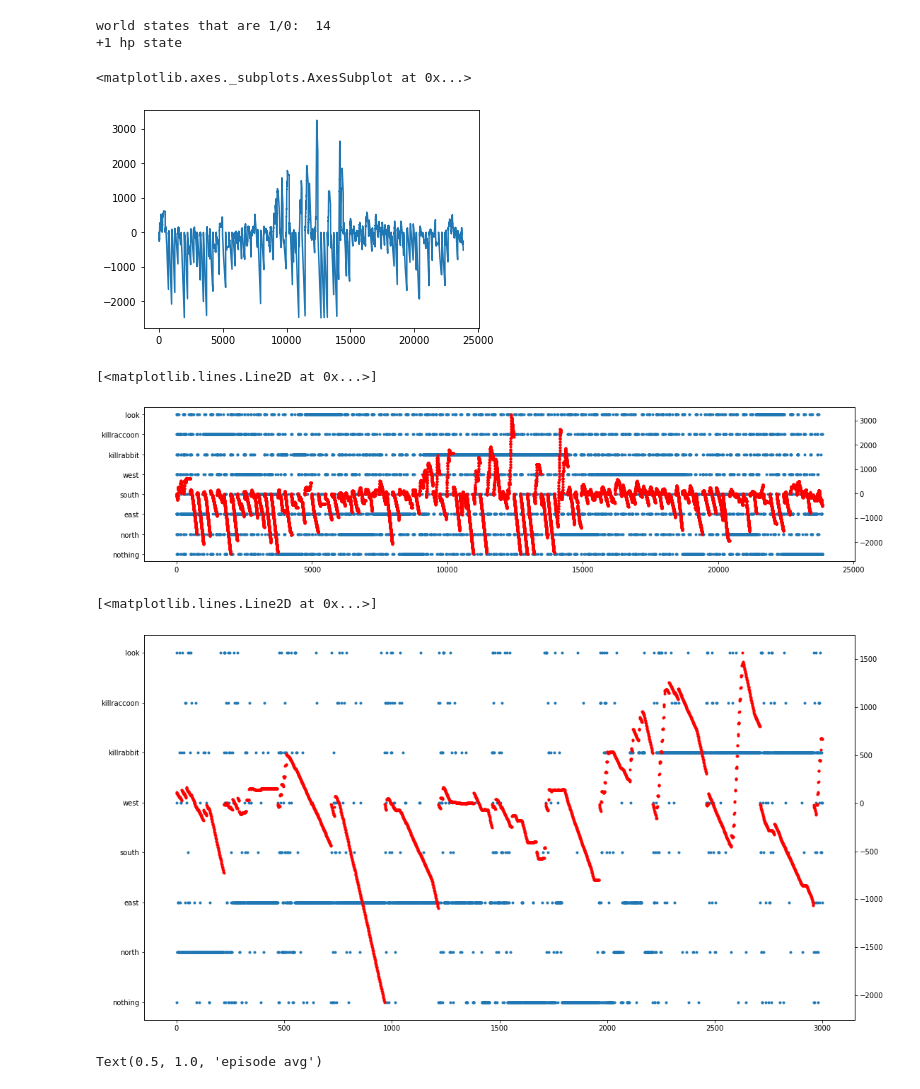
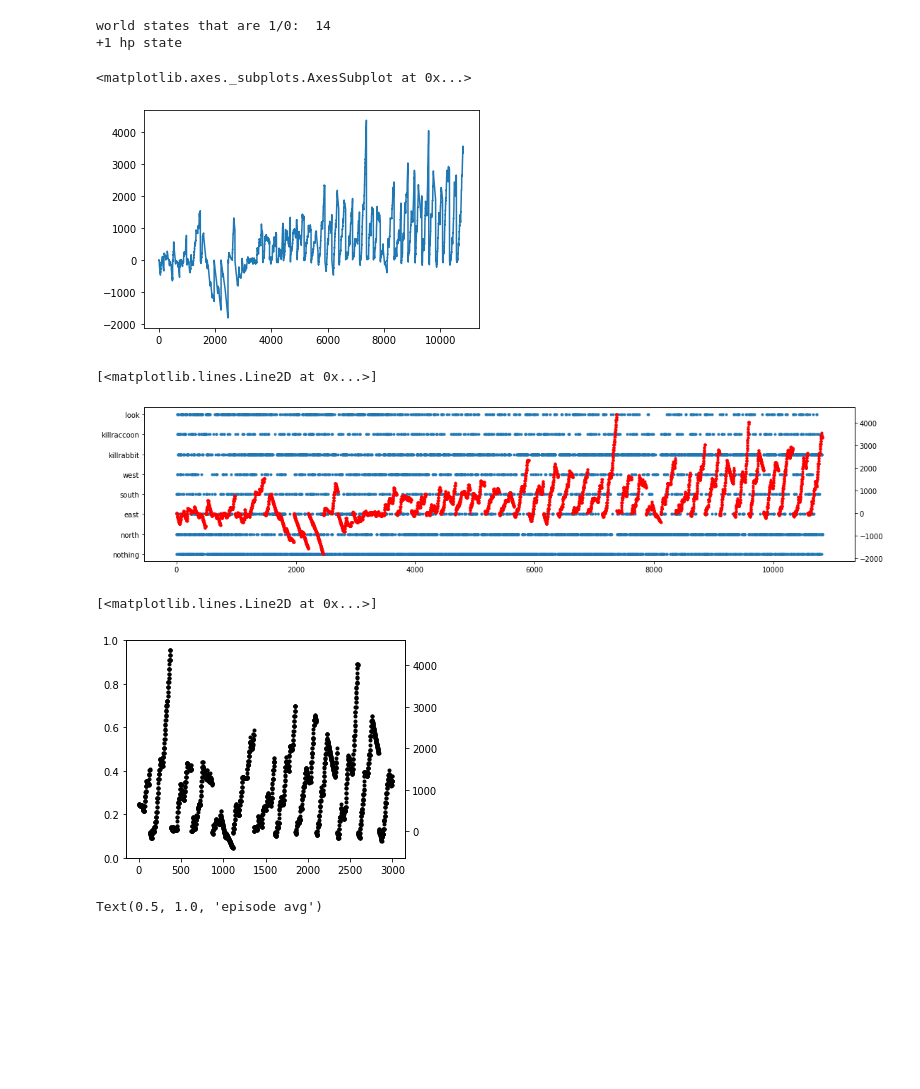
Before and after one commit to adrad/adrad.github.io, a Jupyter notebook: robot/action_memory_viewer.ipynb, the cells around one changed output. Cells and saved outputs as stored; diff of their text form; code cells hidden in the pictures; blank space fills up the shorter version.

```diff
--- a/robot/action_memory_viewer.ipynb
+++ b/robot/action_memory_viewer.ipynb
@@ -4,7 +4,7 @@ import pandas as pd
 import numpy as np
 # %%
 #memory = pickle.load(open("funmemory.p", "rb"))
-memory = pickle.load(open("l2memory.p", "rb"))
+memory = pickle.load(open("beastmodememory.p", "rb"))
 # %%
 len(memory)
 # %% [output]
@@ -103,7 +103,7 @@ import seaborn as sns
 memorydf['reward'].plot()
 # %% [output]
 <matplotlib.axes._subplots.AxesSubplot at 0x...>
-[figure, old version]
+[figure, new version]
 # %%
 actionlist2=['nothing','nothing', 'north', 'east', 'south', 'west', 'killrabbit', 'killraccoon', 'look']
 # %%
@@ -115,17 +115,17 @@ ax2= ax.twinx()
 ax2.plot(memorydf['reward'].values,'r.')
 # %% [output]
 [<matplotlib.lines.Line2D at 0x...>]
-[figure, old version]
+[figure, new version]
 # %%
-fig,ax = plt.subplots(figsize=(18,10))
-y = memorydf['action'].iloc[7000:10000].values
-plt.plot(y,'.')
-ax.set_yticklabels(actionlist2)
+fig,ax = plt.subplots(figsize=(5,4))
+#y = memorydf['action'].iloc[7000:10000].values
+#plt.plot(y,'.')
+#ax.set_yticklabels(actionlist2)
 ax2= ax.twinx()
-ax2.plot(memorydf['reward'].iloc[7000:10000].values,'r.')
+ax2.plot(memorydf['reward'].iloc[7000:10000].values,'k.')
 # %% [output]
 [<matplotlib.lines.Line2D at 0x...>]
-[figure, old version]
+[figure, new version]
 # %%
 rwds =  np.array(memorydf['reward'].iloc[0:23750].values)
 episode_avg_rewards = np.mean(rwds.reshape(-1, 250), axis=1)
```
Also changed, not shown: parts of 1 cell of this notebook, 19 other files.
